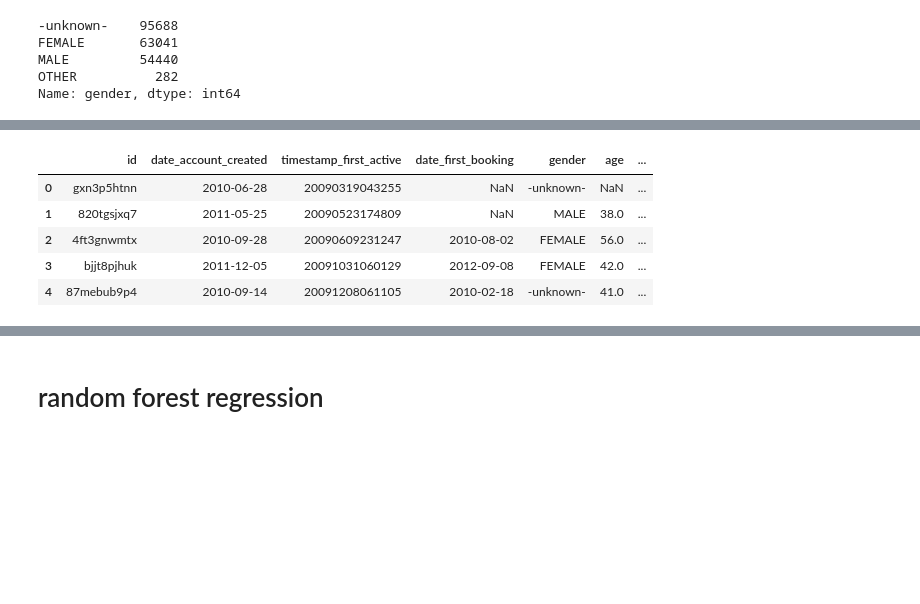
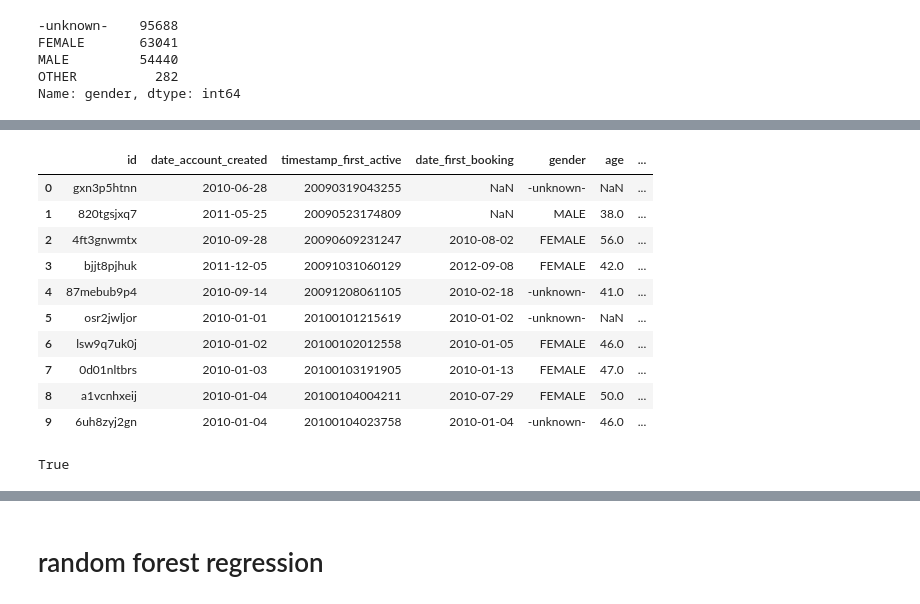
Before and after one commit to wjy5446/airbnb-new-booking, a Jupyter notebook: joe/airbnb_V1.0(EDA)_junki.ipynb, the cells around one changed output, grey strips where cells are left out. Saved outputs shown, nothing was run; the diff lists cells and outputs as text; code cells hidden in the pictures; blank space fills up the shorter version.

```diff
--- a/joe/airbnb_V1.0(EDA)_junki.ipynb
+++ b/joe/airbnb_V1.0(EDA)_junki.ipynb
@@ -356,11 +334,16 @@ first_browser              275547 non-null object
 dtypes: float64(1), int64(2), object(12)
 memory usage: 33.6+ MB
 # %%
-train_test.head()
+train_test.head(10)
 # %% [output]
 |  | id | date_account_created | timestamp_first_active | date_first_booking | gender | age | ... |
 | 0 | gxn3p5htnn | 2010-06-28 | 20090319043255 | NaN | -unknown- | NaN | ... |
 | 1 | 820tgsjxq7 | 2011-05-25 | 20090523174809 | NaN | MALE | 38.0 | ... |
 | 2 | 4ft3gnwmtx | 2010-09-28 | 20090609231247 | 2010-08-02 | FEMALE | 56.0 | ... |
 | 3 | bjjt8pjhuk | 2011-12-05 | 20091031060129 | 2012-09-08 | FEMALE | 42.0 | ... |
 | 4 | 87mebub9p4 | 2010-09-14 | 20091208061105 | 2010-02-18 | -unknown- | 41.0 | ... |
+| 5 | osr2jwljor | 2010-01-01 | 20100101215619 | 2010-01-02 | -unknown- | NaN | ... |
+| 6 | lsw9q7uk0j | 2010-01-02 | 20100102012558 | 2010-01-05 | FEMALE | 46.0 | ... |
+| 7 | 0d01nltbrs | 2010-01-03 | 20100103191905 | 2010-01-13 | FEMALE | 47.0 | ... |
+| 8 | a1vcnhxeij | 2010-01-04 | 20100104004211 | 2010-07-29 | FEMALE | 50.0 | ... |
+| 9 | 6uh8zyj2gn | 2010-01-04 | 20100104023758 | 2010-01-04 | -unknown- | 46.0 | ... |
@@ -366,0 +357,5 @@ train_test.head()
+# %%
+#concat length check
+len(train_test) == len(train) + len(test)
+# %% [output]
+True
```
Also changed, not shown: parts of 16 cells of this notebook.
